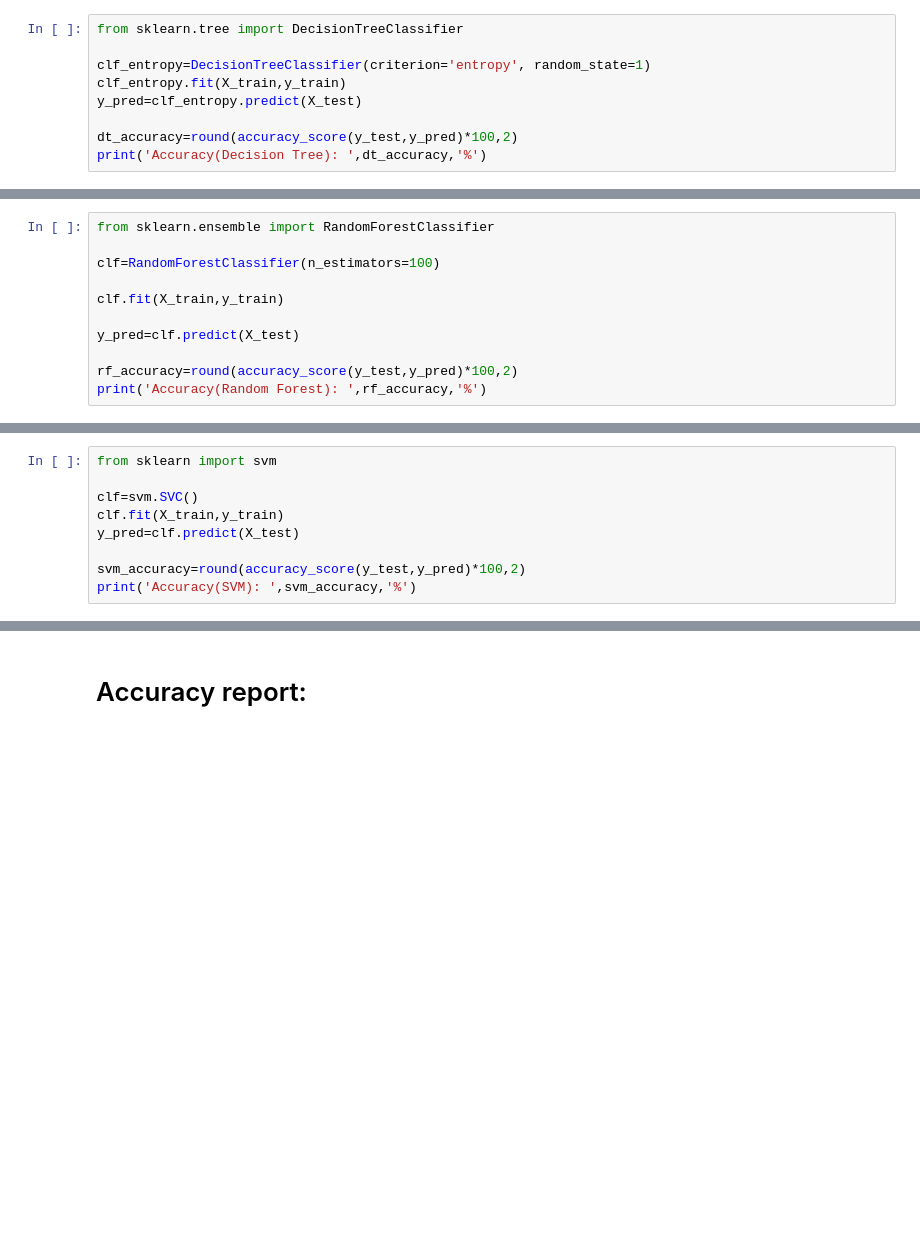
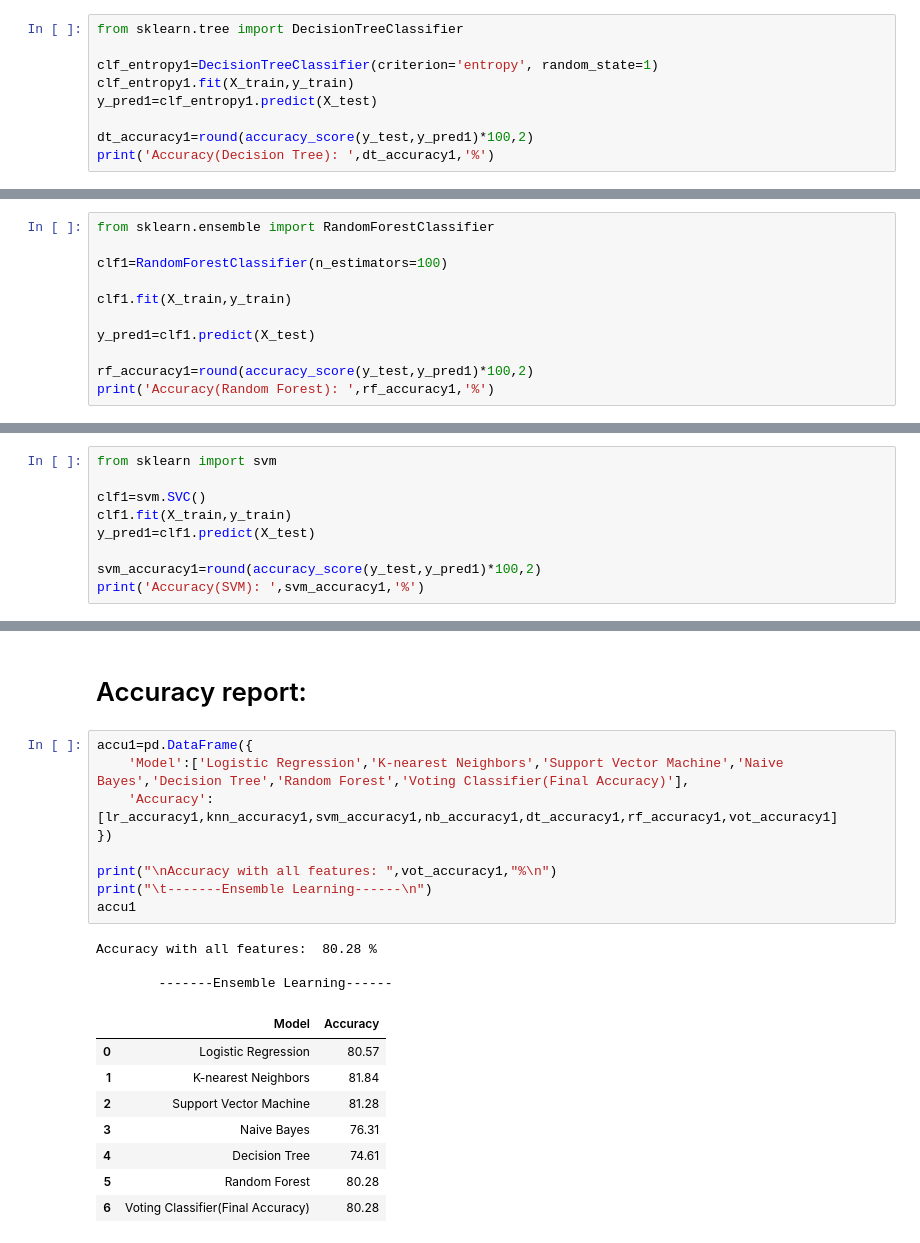
Before and after one commit to SohelRaja/Customer-Churn-Analysis, a Jupyter notebook: Ensemble Learning/Voting Classifier/VotingClassifier.ipynb, the cells around one changed output, grey strips where cells are left out. Saved outputs shown, nothing was run; the diff lists cells and outputs as text; blank space fills up the shorter version.

```diff
--- a/Ensemble Learning/Voting Classifier/VotingClassifier.ipynb
+++ b/Ensemble Learning/Voting Classifier/VotingClassifier.ipynb
@@ -194,12 +194,12 @@ Accuracy(Naive Bayes):  80.71 %
 # %%
 from sklearn.tree import DecisionTreeClassifier
 
-clf_entropy=DecisionTreeClassifier(criterion='entropy', random_state=1)
-clf_entropy.fit(X_train,y_train)
-y_pred=clf_entropy.predict(X_test)
+clf_entropy1=DecisionTreeClassifier(criterion='entropy', random_state=1)
+clf_entropy1.fit(X_train,y_train)
+y_pred1=clf_entropy1.predict(X_test)
 
-dt_accuracy=round(accuracy_score(y_test,y_pred)*100,2)
-print('Accuracy(Decision Tree): ',dt_accuracy,'%')
+dt_accuracy1=round(accuracy_score(y_test,y_pred1)*100,2)
+print('Accuracy(Decision Tree): ',dt_accuracy1,'%')
 # %% [output]
 Accuracy(Decision Tree):  74.61 %
 # %%
@@ -220,12 +220,12 @@ Accuracy(Decision Tree):  81.99 %
 # %%
 from sklearn.ensemble import RandomForestClassifier
 
-clf=RandomForestClassifier(n_estimators=100)
+clf1=RandomForestClassifier(n_estimators=100)
 
-clf.fit(X_train,y_train)
+clf1.fit(X_train,y_train)
 
-y_pred=clf.predict(X_test)
+y_pred1=clf1.predict(X_test)
 
-rf_accuracy=round(accuracy_score(y_test,y_pred)*100,2)
-print('Accuracy(Random Forest): ',rf_accuracy,'%')
+rf_accuracy1=round(accuracy_score(y_test,y_pred1)*100,2)
+print('Accuracy(Random Forest): ',rf_accuracy1,'%')
 # %% [output]
@@ -250,12 +250,12 @@ Accuracy(Random Forest):  82.41 %
 # %%
 from sklearn import svm
 
-clf=svm.SVC()
-clf.fit(X_train,y_train)
-y_pred=clf.predict(X_test)
+clf1=svm.SVC()
+clf1.fit(X_train,y_train)
+y_pred1=clf1.predict(X_test)
 
-svm_accuracy=round(accuracy_score(y_test,y_pred)*100,2)
-print('Accuracy(SVM): ',svm_accuracy,'%')
+svm_accuracy1=round(accuracy_score(y_test,y_pred1)*100,2)
+print('Accuracy(SVM): ',svm_accuracy1,'%')
 # %% [output]
 Accuracy(SVM):  81.28 %
 # %%
@@ -331,6 +331,27 @@ print('\n\nAccuracy(Voting Classifier): ',vot_accuracy,'%')
 Accuracy(Voting Classifier):  82.41 %
 # %% [markdown]
 # Accuracy report:
+# %%
+accu1=pd.DataFrame({
+    'Model':['Logistic Regression','K-nearest Neighbors','Support Vector Machine','Naive Bayes','Decision Tree','Random Forest','Voting Classifier(Final Accuracy)'],
+    'Accuracy':[lr_accuracy1,knn_accuracy1,svm_accuracy1,nb_accuracy1,dt_accuracy1,rf_accuracy1,vot_accuracy1]
+})
+
+print("\nAccuracy with all features: ",vot_accuracy1,"%\n")
+print("\t-------Ensemble Learning------\n")
+accu1
+# %% [output]
+Accuracy with all features:  80.28 %
+
+        -------Ensemble Learning------
+|  | Model | Accuracy |
+| 0 | Logistic Regression | 80.57 |
+| 1 | K-nearest Neighbors | 81.84 |
+| 2 | Support Vector Machine | 81.28 |
+| 3 | Naive Bayes | 76.31 |
+| 4 | Decision Tree | 74.61 |
+| 5 | Random Forest | 80.28 |
+| 6 | Voting Classifier(Final Accuracy) | 80.28 |
 # %%
 print('-----------Accuracy of prediction--------------')
 # print('\nLogistic Regression : ',lr_accuracy,'%')
```
Also changed, not shown: parts of 8 cells of this notebook.
